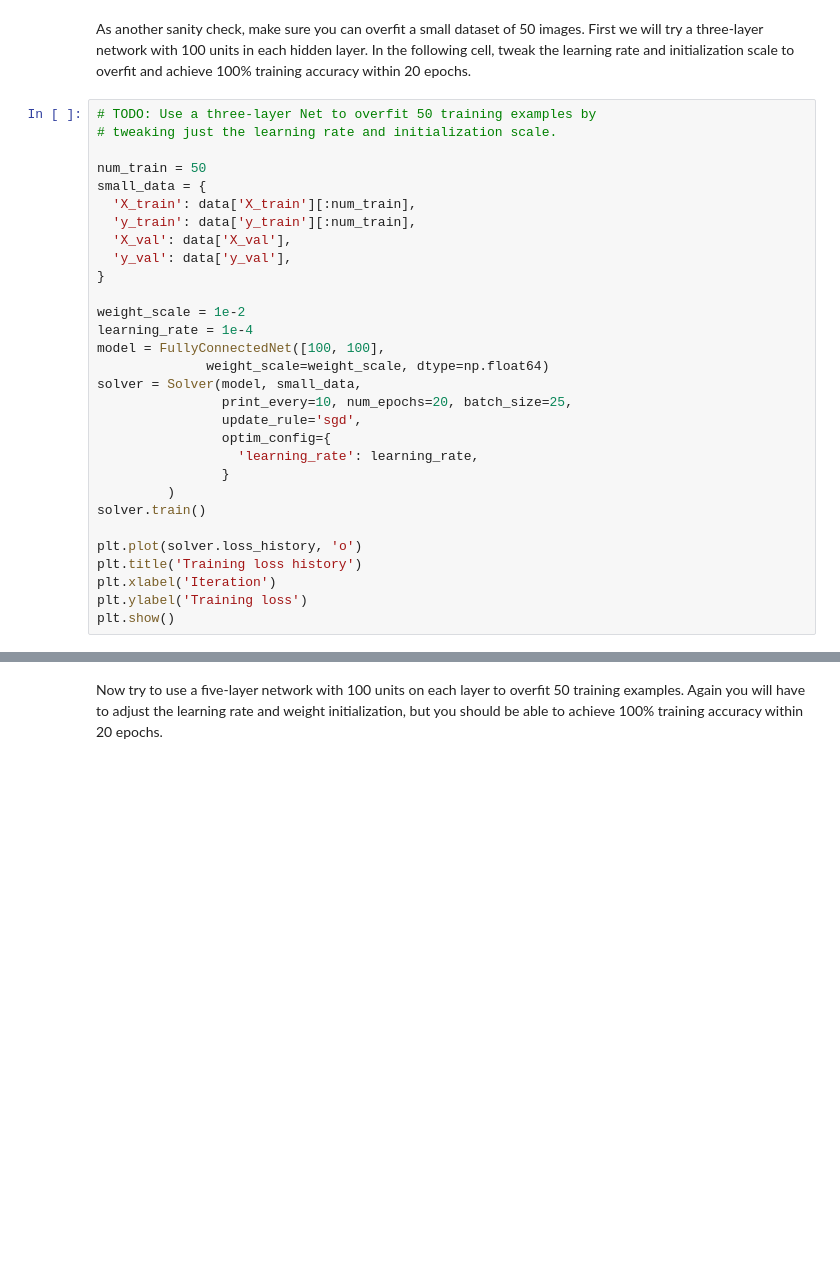
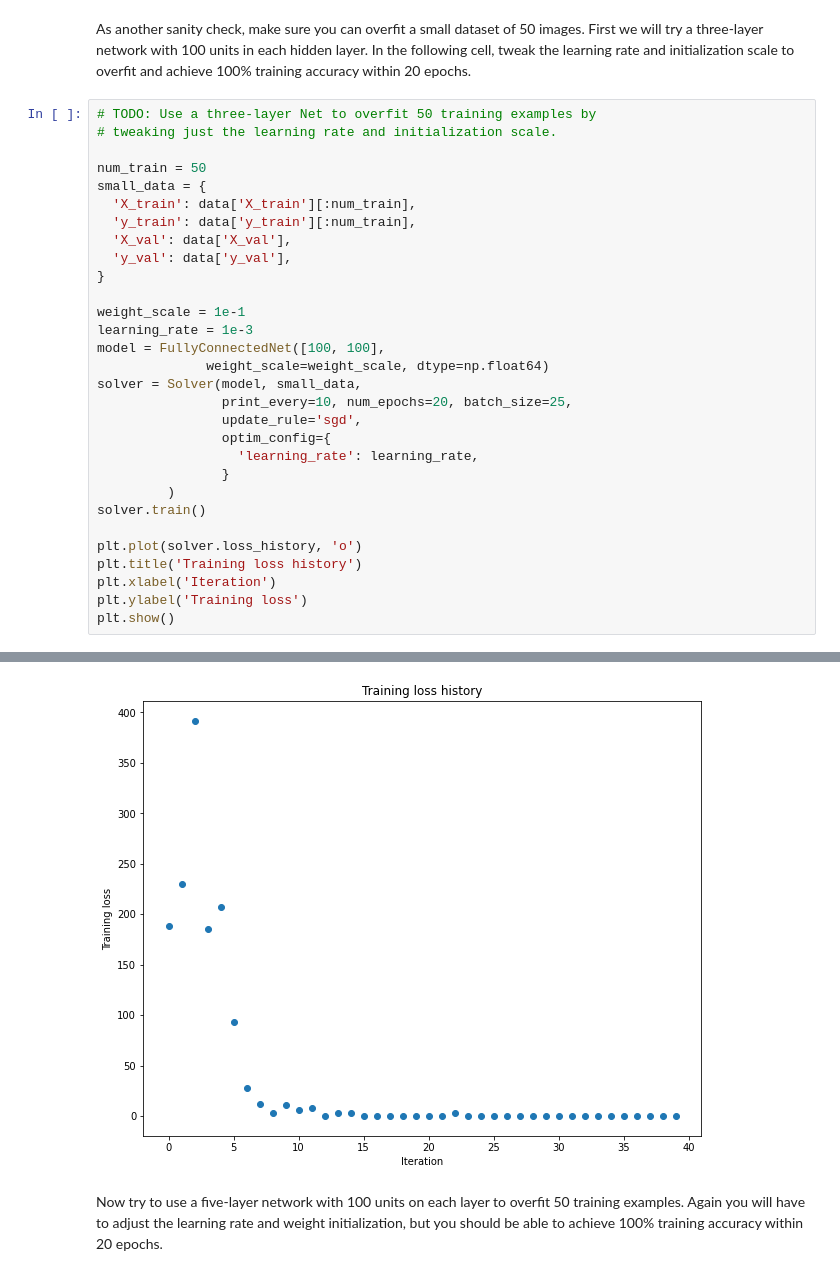
Before and after one commit to yedini/cs231n, a Jupyter notebook: assignment2/FullyConnectedNets.ipynb, the cells around one changed output, grey strips where cells are left out. Drawn from its saved outputs; the diff is of its cells as text; blank space fills up the shorter version.

```diff
--- a/assignment2/FullyConnectedNets.ipynb
+++ b/assignment2/FullyConnectedNets.ipynb
@@ -406,8 +477,8 @@ small_data = {
   'y_val': data['y_val'],
 }
 
-weight_scale = 1e-2
-learning_rate = 1e-4
+weight_scale = 1e-1
+learning_rate = 1e-3
 model = FullyConnectedNet([100, 100],
               weight_scale=weight_scale, dtype=np.float64)
 solver = Solver(model, small_data,
@@ -424,3 +495,4 @@ plt.title('Training loss history')
 plt.xlabel('Iteration')
 plt.ylabel('Training loss')
 plt.show()
+# %% [output]
@@ -427,3 +516,4 @@ plt.show()
+[figure, added]
 # %% [markdown]
 Now try to use a five-layer network with 100 units on each layer to overfit 50 training examples. Again you will have to adjust the learning rate and weight initialization, but you should be able to achieve 100% training accuracy within 20 epochs.
 # %%
```
Also changed, not shown: parts of 24 cells of this notebook, 4 other files.
